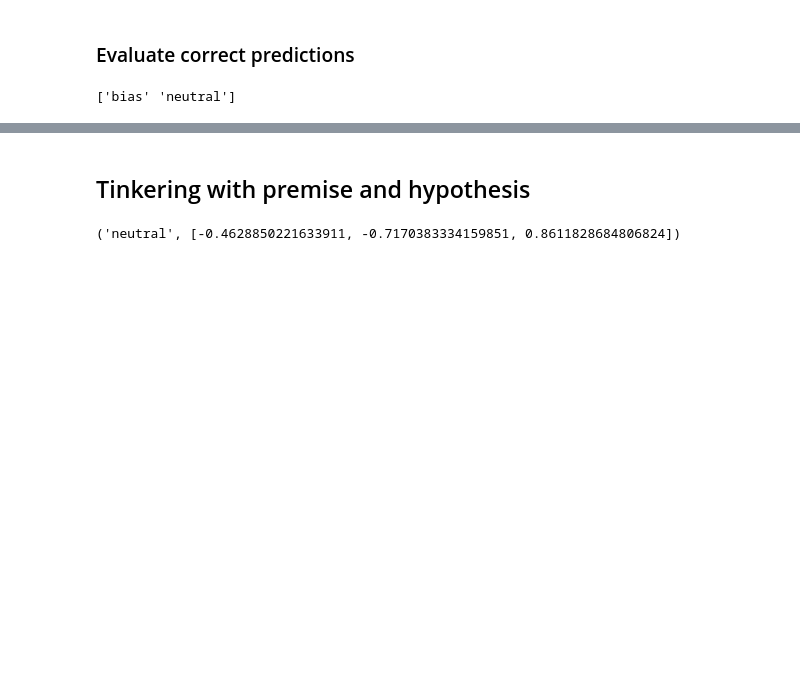
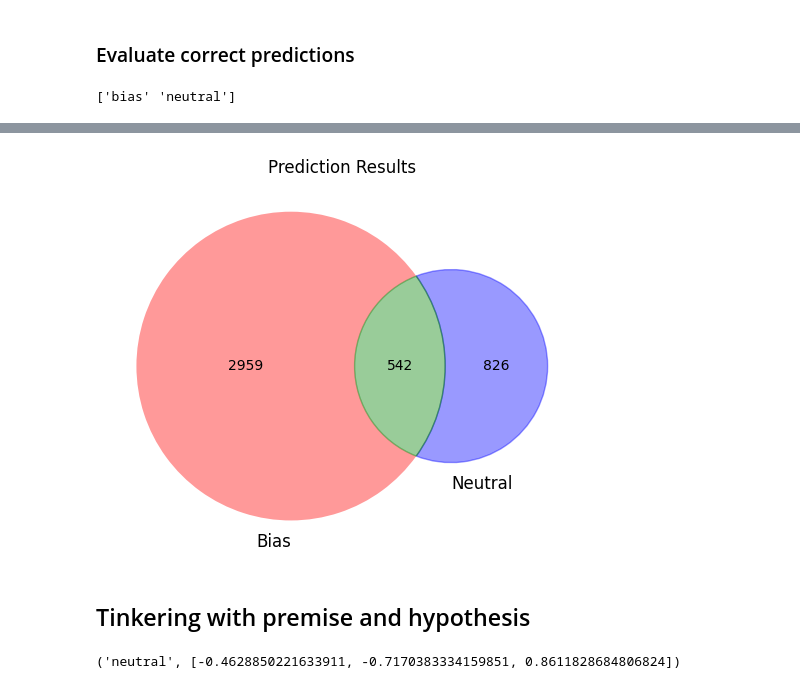
Before and after one commit to AlfonsoGhislieri/NLI-bias, a Jupyter notebook: Prototype.ipynb, the cells around one changed output, grey strips where cells are left out. Drawn from its saved outputs; the diff is of its cells as text; code cells hidden in the pictures; blank space fills up the shorter version.

```diff
--- a/Prototype.ipynb
+++ b/Prototype.ipynb
@@ -248,8 +248,13 @@ for _, row in df.iterrows():
         elif row['predicted_label'] == 'contradiction':
             neutral_incorrect_predictions += 1
 
+total_correct = bias_correct_predictions + neutral_correct_predictions
+total_incorrect = bias_incorrect_predictions + neutral_incorrect_predictions
+
+print(f"Total number of correct predictions: {total_correct}")
 print(f"Number of correct bias predictions: {bias_correct_predictions}")
+print(f"Number of correct neutral predictions: {neutral_correct_predictions}\n")
+print(f"Total number of incorrect predictions: {total_incorrect}")
 print(f"Number of incorrect bias predictions: {bias_incorrect_predictions}")
-print(f"Number of correct neutral predictions: {neutral_correct_predictions}")
 print(f"Number of incorrect neutral predictions: {neutral_incorrect_predictions}")
 # %% [output]
@@ -260,3 +330,27 @@ Number of incorrect neutral predictions: 826
+# %%
+import matplotlib.pyplot as plt
+from matplotlib_venn import venn2
+
+# Create the Venn diagram
+venn = venn2(subsets=(bias_incorrect_predictions, neutral_incorrect_predictions, total_correct),
+             set_labels=('Bias', 'Neutral'))
+
+
+# Add labels to each subset
+venn.get_label_by_id('10').set_text(str(bias_incorrect_predictions))
+venn.get_label_by_id('01').set_text(str(neutral_incorrect_predictions))
+venn.get_label_by_id('11').set_text(str(total_correct))
+
+venn.get_patch_by_id('01').set_color('blue')
+venn.get_patch_by_id('11').set_color('green')
+
+# Add a title
+plt.title('Prediction Results')
+
+# Display the diagram
+plt.show()
+# %% [output]
+[figure, added]
 # %% [markdown]
 ## Tinkering with premise and hypothesis
 # %%
```
Also changed, not shown: parts of 4 cells of this notebook.
